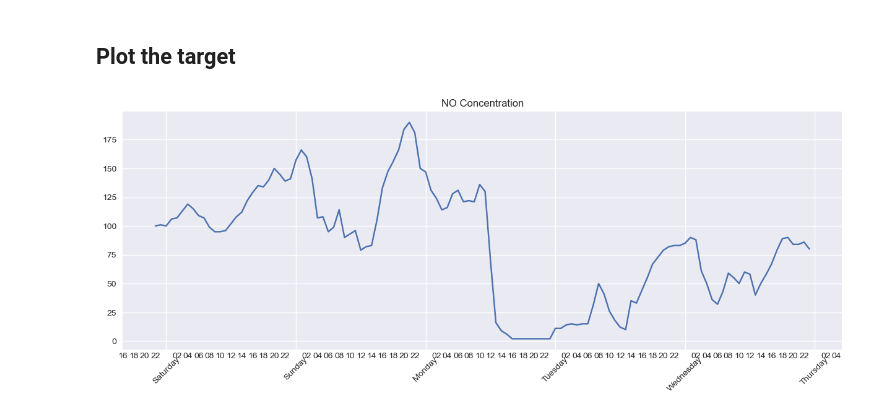
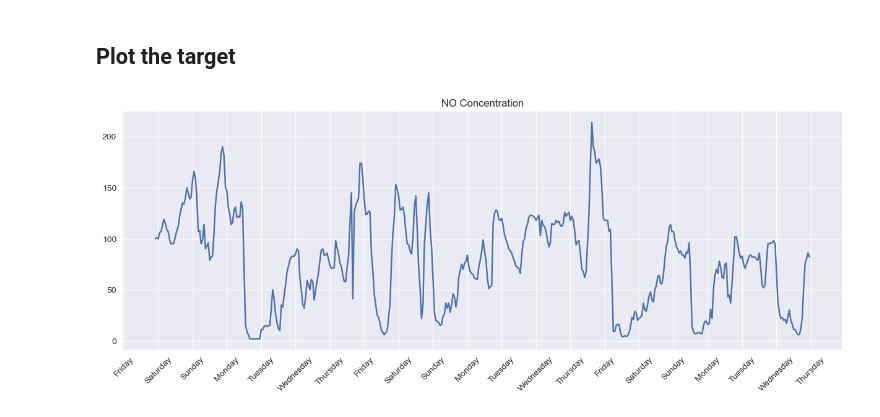
Before and after one commit to omdgit/TimeSeriesForecastingInPython, a Jupyter notebook: CH12/chapter12_my_exercise.ipynb, the cells around one changed output. Saved outputs shown, nothing was run; the diff lists cells and outputs as text; code cells hidden in the pictures.

```diff
--- a/CH12/chapter12_my_exercise.ipynb
+++ b/CH12/chapter12_my_exercise.ipynb
@@ -70,14 +70,14 @@ memory usage: 2.2+ MB
 ## Plot the target
 # %%
 fig, ax = plt.subplots(figsize=(15,5))
-ax.plot(df.loc['2015-01-01':'2015-01-07']['NO2'])
+ax.plot(df.loc['2015-01-01':'2015-01-21']['NO2'])
 ax.xaxis.set_major_locator(mdates.DayLocator(interval=1))
 ax.xaxis.set_minor_locator(mdates.HourLocator(interval=2))
 ax.xaxis.set_major_formatter(mdates.DateFormatter('%A'))
-ax.xaxis.set_minor_formatter(mdates.DateFormatter('%H'))
+# ax.xaxis.set_minor_formatter(mdates.DateFormatter('%H'))
 plt.xticks(rotation=45)
 ax.set_title('NO Concentration')
 ax
 plt.show()
 # %% [output]
-[figure, old version]
+[figure, new version]
```
Also changed, not shown: parts of 11 cells of this notebook, 1 other file.
